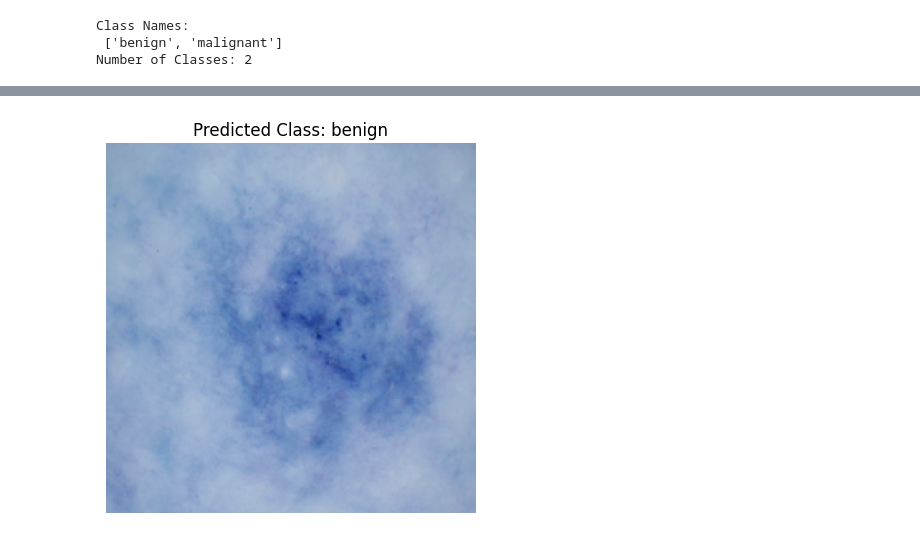
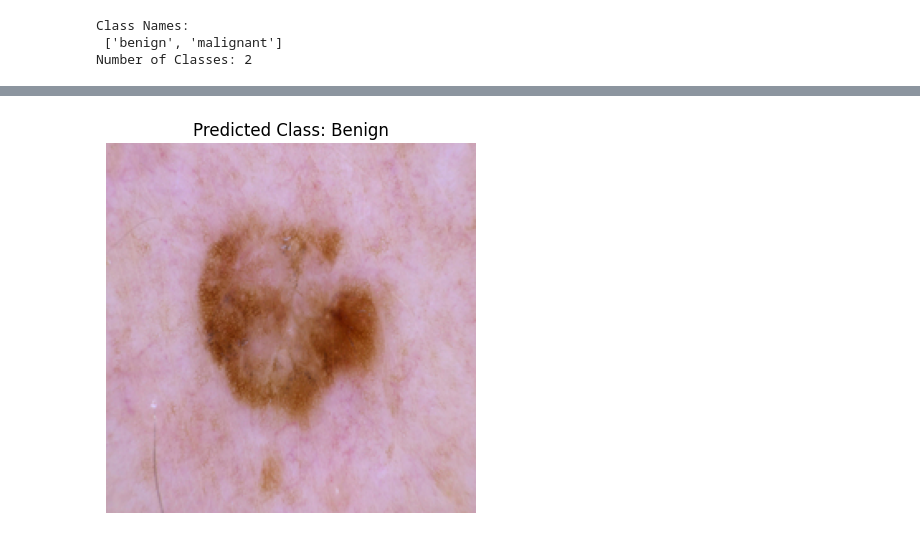
Before and after one commit to joshIsac/DeepLearningLab, a Jupyter notebook: 2348523_DL_lab6_CNN.ipynb, the cells around one changed output, grey strips where cells are left out. Drawn from its saved outputs; the diff is of its cells as text; code cells hidden in the pictures.

```diff
--- a/2348523_DL_lab6_CNN.ipynb
+++ b/2348523_DL_lab6_CNN.ipynb
@@ -164,2 +288,3 @@ Model: "sequential"
 # %%
-model_vgg16.compile(optimizer=Adam(learning_rate=0.01), loss='binary_crossentropy', metrics=['accuracy'])
+custom_CNNmodel.compile(optimizer=Adam(), loss='binary_crossentropy', metrics=['accuracy'])
+custom_CNNmodel.summary()
@@ -202,0 +313,17 @@ history = model_vgg16.fit(test_generator, epochs=10, callbacks=[lr_scheduler, ea
+# %%
+train_data_generator = ImageDataGenerator(
+    rescale=1./255,
+    rotation_range=20,
+    width_shift_range=0.2,
+    height_shift_range=0.2,
+    shear_range=0.2,
+    zoom_range=0.2,
+    horizontal_flip=True,
+    vertical_flip=True,
+    fill_mode='nearest')
+
+train_generator = train_data_generator.flow_from_directory(
+    train_path,
+    target_size=(224, 224),
+    batch_size=32,
+    class_mode='binary')
@@ -202,0 +332,2 @@ history = model_vgg16.fit(test_generator, epochs=10, callbacks=[lr_scheduler, ea
+# %%
+history = custom_CNNmodel.fit(train_generator,steps_per_epoch=train_generator.n // 32,epochs=10)
@@ -235,8 +374,10 @@ plt.show()
 # %%
 import cv2
 import random
+# Define the test dataset directory
+test_path = "D:\\dataset for lab programs\\data\\test"
+
 # Get a random image path from the test dataset
-test_path = "D:\\dataset for lab programs\\data\\test"
 random_folder = random.choice(os.listdir(test_path))
 random_image_path = os.path.join(test_path, random_folder, random.choice(os.listdir(os.path.join(test_path, random_folder))))
 
@@ -247,13 +388,17 @@ img = np.reshape(img, [1, 224, 224, 3])
 img = img / 255
 
 # Make predictions on the image
-preds = model_vgg16.predict(img)
+preds = custom_CNNmodel.predict(img)
 max_idx = np.argmax(preds)
-class_indices = {v: k for k, v in test_generator.class_indices.items()}
+
+# Define class indices
+class_indices = {0: 'Benign', 1: 'Malignant'}  # Update with your class indices if needed
+
+# Get the predicted class label
 predicted_class = class_indices[max_idx]
 
 # Plot the image with the predicted class label
-plt.imshow(img[0])
+plt.imshow(cv2.cvtColor(cv2.imread(random_image_path), cv2.COLOR_BGR2RGB))
 plt.title(f"Predicted Class: {predicted_class}")
 plt.axis('off')
 plt.show()
@@ -262 +407 @@ plt.show()
-[figure, old version]
+[figure, new version]
```
Also changed, not shown: parts of 27 cells of this notebook, 1 other file.
